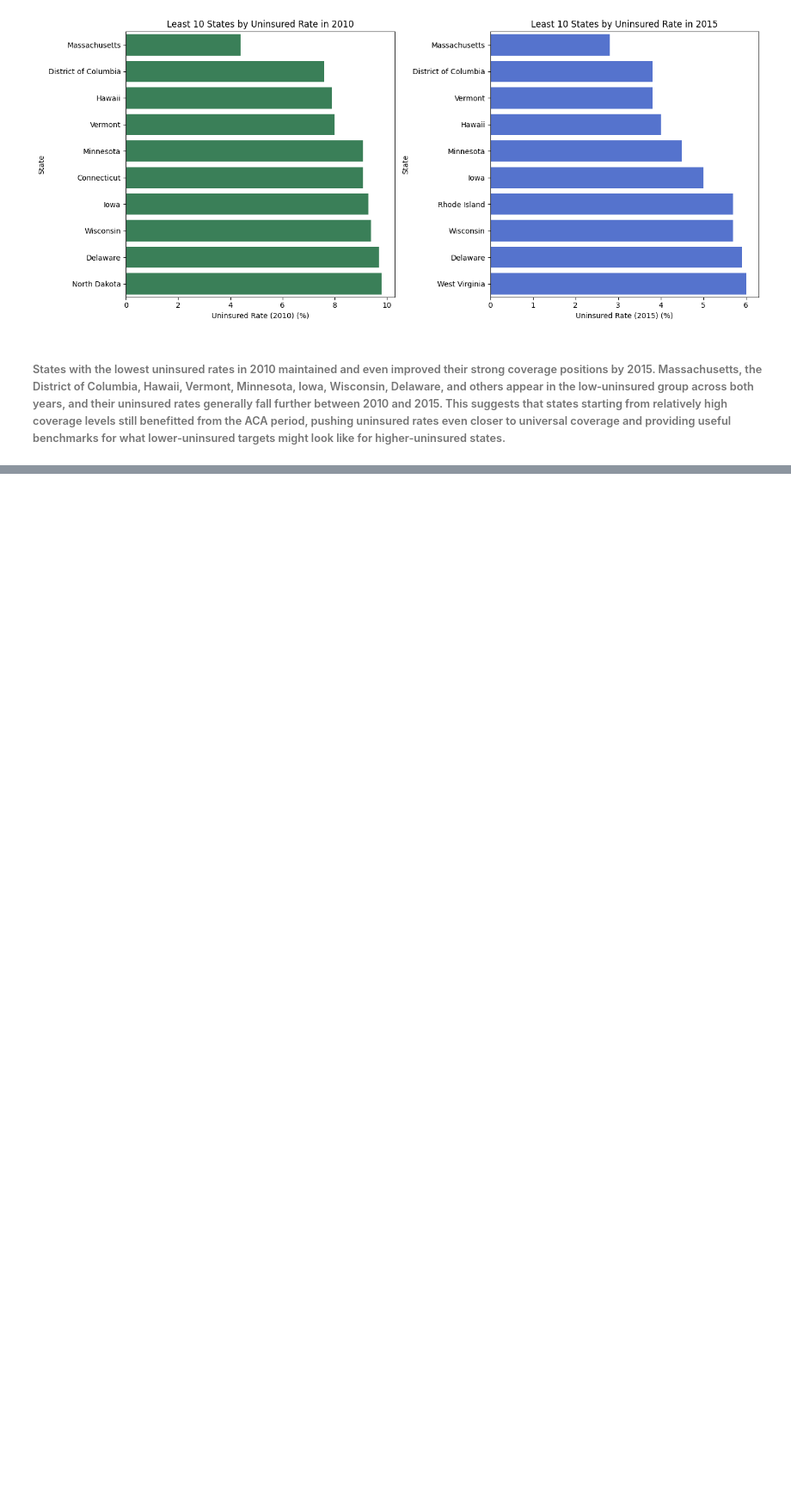
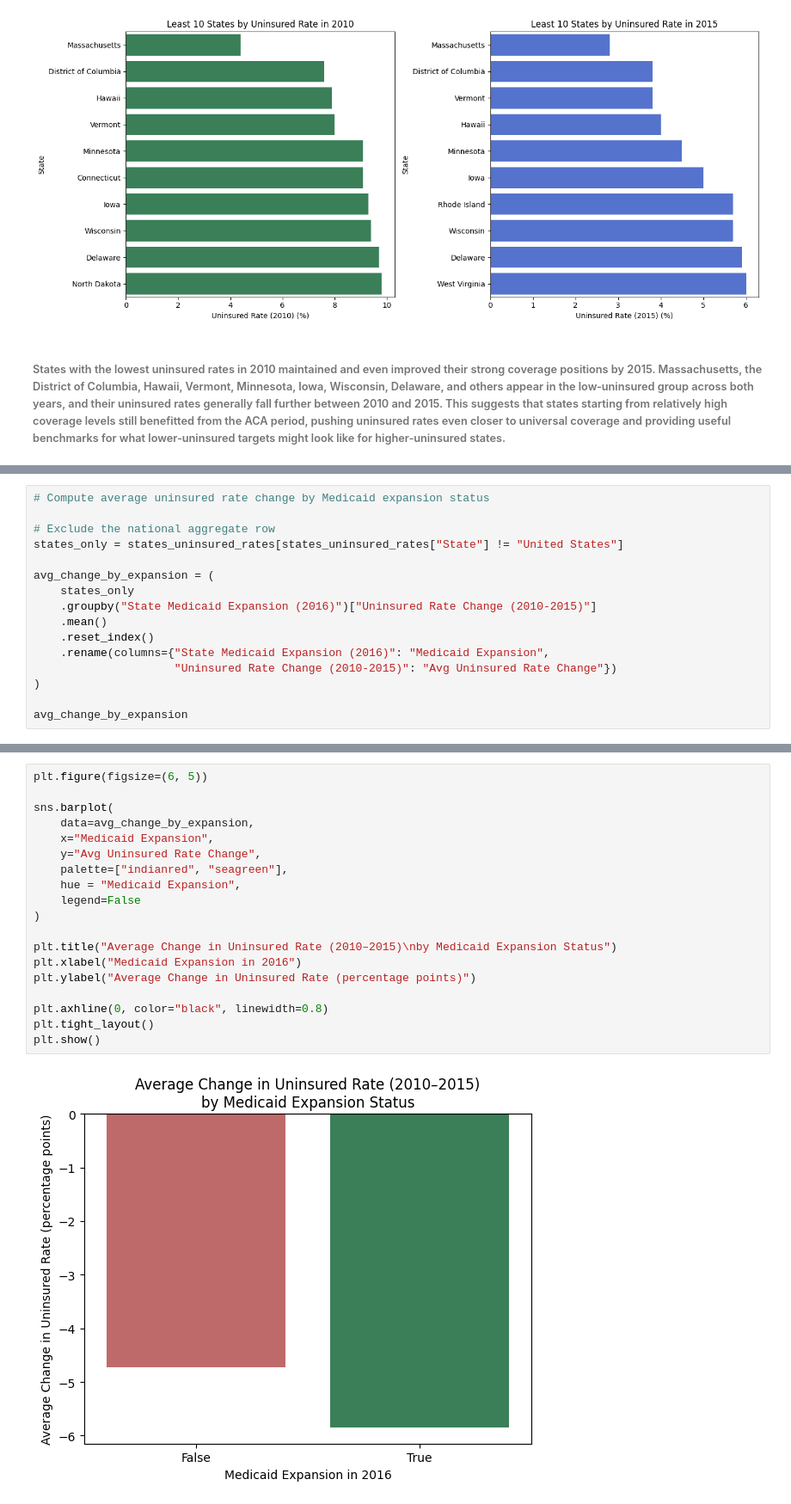
Before and after one commit to bettgil/Affordable_Care_Act_Coverage, a Jupyter notebook: 02_uninsured_trends.ipynb, the cells around one changed output, grey strips where cells are left out. Shown at 86% size. Cells and saved outputs as stored; diff of their text form; blank space fills up the shorter version.

```diff
--- a/02_uninsured_trends.ipynb
+++ b/02_uninsured_trends.ipynb
@@ -174,0 +251,16 @@ plt.show()
+# %%
+# Compute average uninsured rate change by Medicaid expansion status
+
+# Exclude the national aggregate row
+states_only = states_uninsured_rates[states_uninsured_rates["State"] != "United States"]
+
+avg_change_by_expansion = (
+    states_only
+    .groupby("State Medicaid Expansion (2016)")["Uninsured Rate Change (2010-2015)"]
+    .mean()
+    .reset_index()
+    .rename(columns={"State Medicaid Expansion (2016)": "Medicaid Expansion",
+                     "Uninsured Rate Change (2010-2015)": "Avg Uninsured Rate Change"})
+)
+
+avg_change_by_expansion
@@ -174,0 +271,21 @@ plt.show()
+# %%
+plt.figure(figsize=(6, 5))
+
+sns.barplot(
+    data=avg_change_by_expansion,
+    x="Medicaid Expansion",
+    y="Avg Uninsured Rate Change",
+    palette=["indianred", "seagreen"],
+    hue = "Medicaid Expansion",
+    legend=False
+)
+
+plt.title("Average Change in Uninsured Rate (2010–2015)\nby Medicaid Expansion Status")
+plt.xlabel("Medicaid Expansion in 2016")
+plt.ylabel("Average Change in Uninsured Rate (percentage points)")
+
+plt.axhline(0, color="black", linewidth=0.8)
+plt.tight_layout()
+plt.show()
+# %% [output]
+[figure, added]
```
Also changed, not shown: parts of 6 cells of this notebook.
